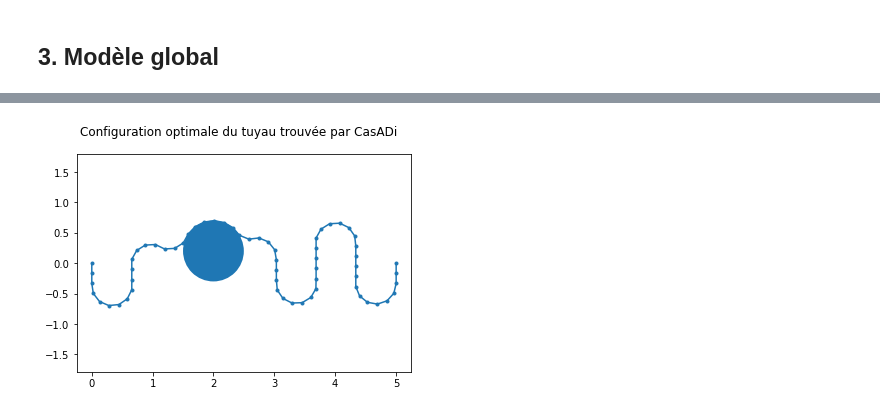
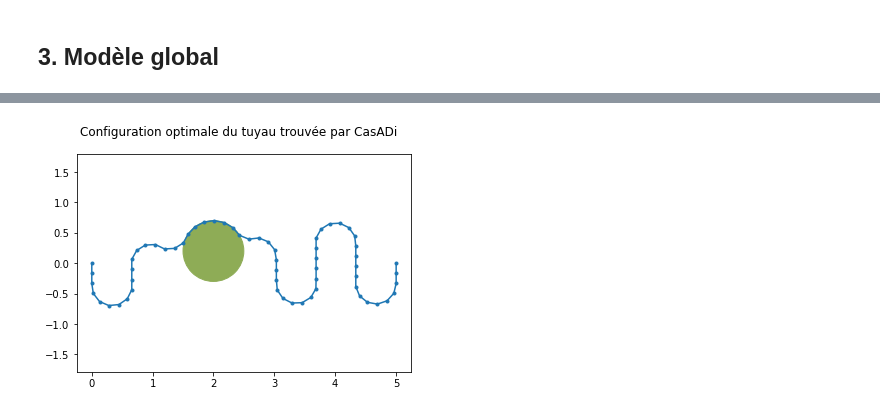
Before and after one commit to LouisJustinTALLOT/projet-optimisation-alvarez-tallot, a Jupyter notebook: projet_optimisation_alvarez_tallot.ipynb, the cells around one changed output, grey strips where cells are left out. Cells and saved outputs as stored; diff of their text form; code cells hidden in the pictures.

Commit message:
on ajoute de la couleur au parterre

```diff
--- a/projet_optimisation_alvarez_tallot.ipynb
+++ b/projet_optimisation_alvarez_tallot.ipynb
@@ -258,14 +259,19 @@ Total number of equality constraints.................:       63
 # %%
+# les couleurs pour que ça soit joli
+couleur_tuyau = "blue"
+couleur_parterre = matplotlib.cm.gist_earth(0.6)
+
+
 result = sol.value(z)
 X = [result[i] for i in range(N+1, 2*N+2)]
 Y = [result[i] for i in range(0, N+1)]
 plt.plot(X, Y, marker='.')
 plt.axis('equal')
 plt.suptitle("Configuration optimale du tuyau trouvée par CasADi")
 
-parterre_fleurs = plt.Circle((x_P, y_P), R)
+parterre_fleurs = plt.Circle((x_P, y_P), R, color=couleur_parterre)
 
 plt.gca().add_artist(parterre_fleurs)
 plt.show()
 # %% [output]
-[figure, old version]
+[figure, new version]
```
Also changed, not shown: parts of 4 cells of this notebook.
